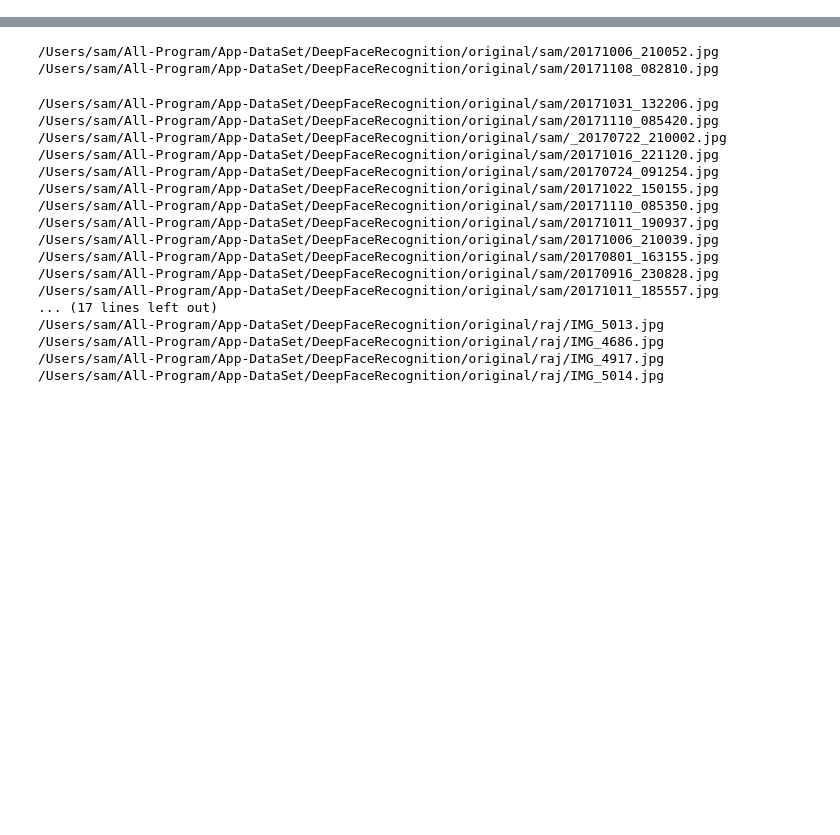
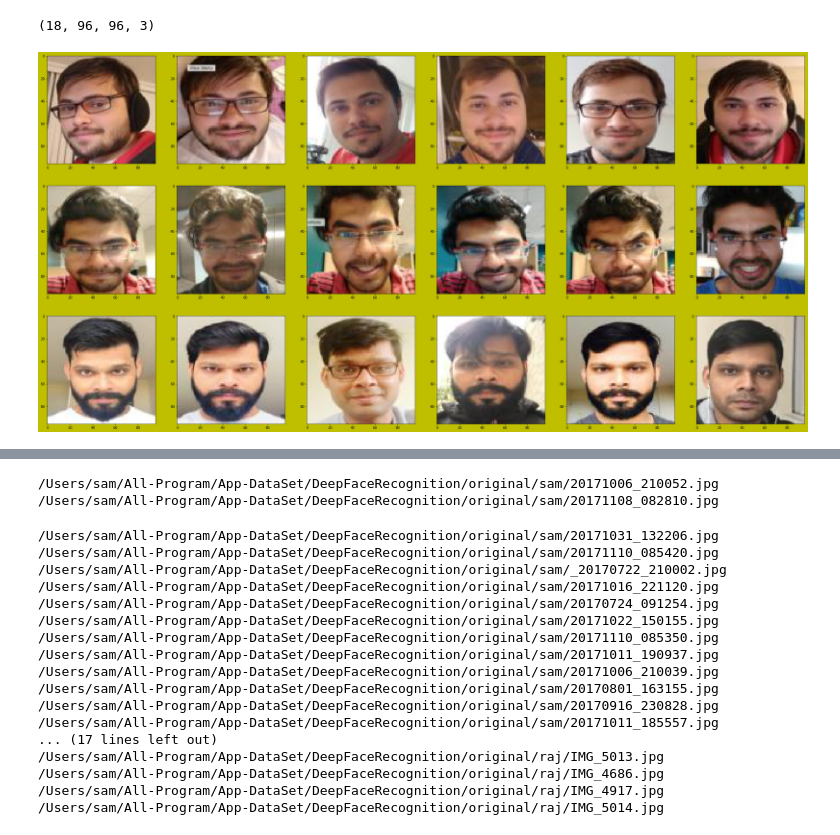
Before and after one commit to Sardhendu/DeepFaceRecognition, a Jupyter notebook: Vizualize.ipynb, the cells around one changed output, grey strips where cells are left out. Cells and saved outputs as stored; diff of their text form; code cells hidden in the pictures; blank space fills up the shorter version.

```diff
--- a/Vizualize.ipynb
+++ b/Vizualize.ipynb
@@ -2,0 +11,20 @@
+# %%
+batchFilePath = "/Users/sam/All-Program/App-DataSet/DeepFaceRecognition/data_models/batch_img_arr/"
+fileName = 'random_batches.pickle'
+batchX, batchY, _ = DataIO.getPickleFile(batchFilePath, fileName)
+print(batchX.shape)
+# %%
+import matplotlib.pyplot as plt
+%matplotlib inline
+def vizualize(imageArray, rows, columns, figsize=(40, 6)):
+    fig1, axs = plt.subplots(rows,columns, figsize=figsize, facecolor='y', edgecolor='k')
+    if columns>1:
+        axs = axs.ravel()
+    for no, image in enumerate(imageArray):
+        axs[no].imshow(image)
+# %%
+imgArr = batchX[0,:].astype(np.uint8)
+vizualize(imgArr, rows=3, columns=6, figsize=(40, 20))
+# %% [output]
+(18, 96, 96, 3)
+[figure, added]
```
Also changed, not shown: parts of 6 cells of this notebook, 5 other files.
